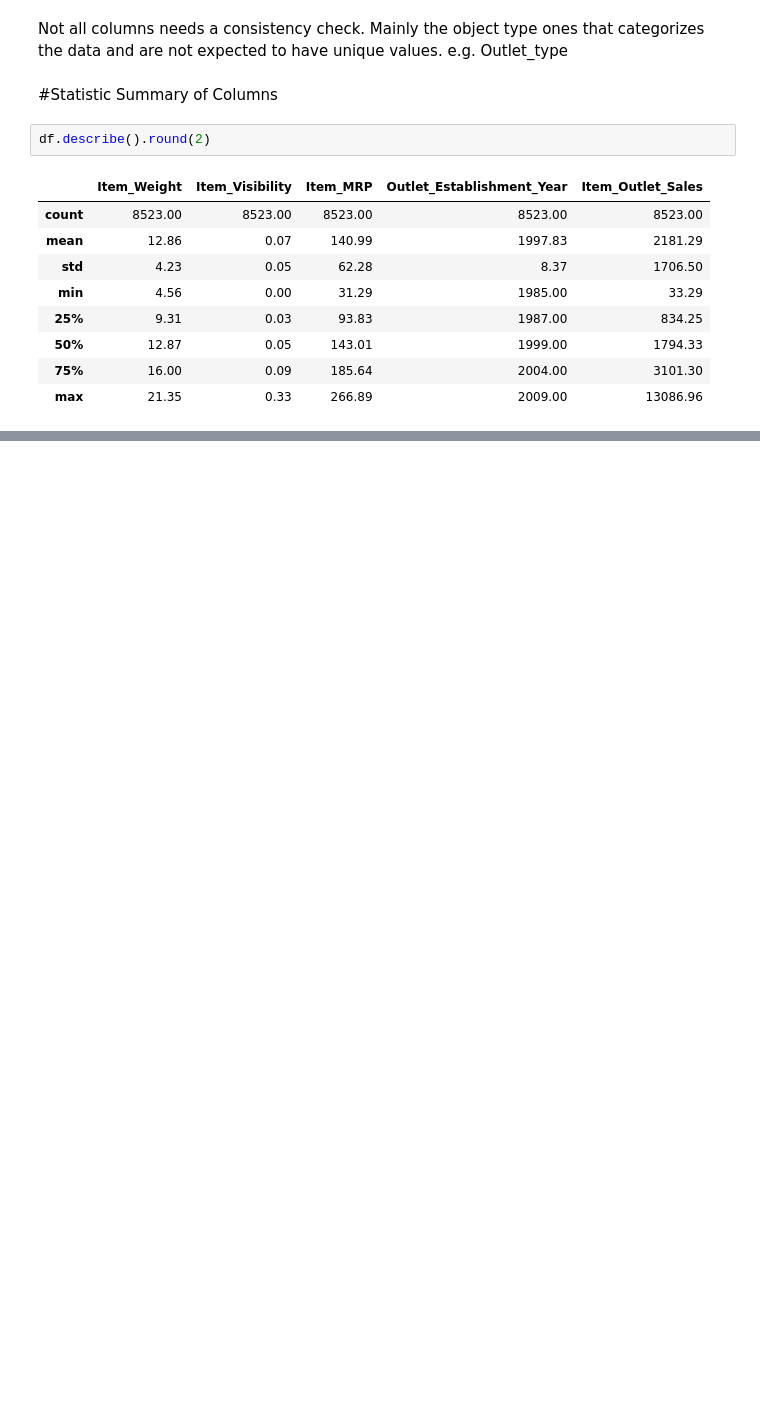
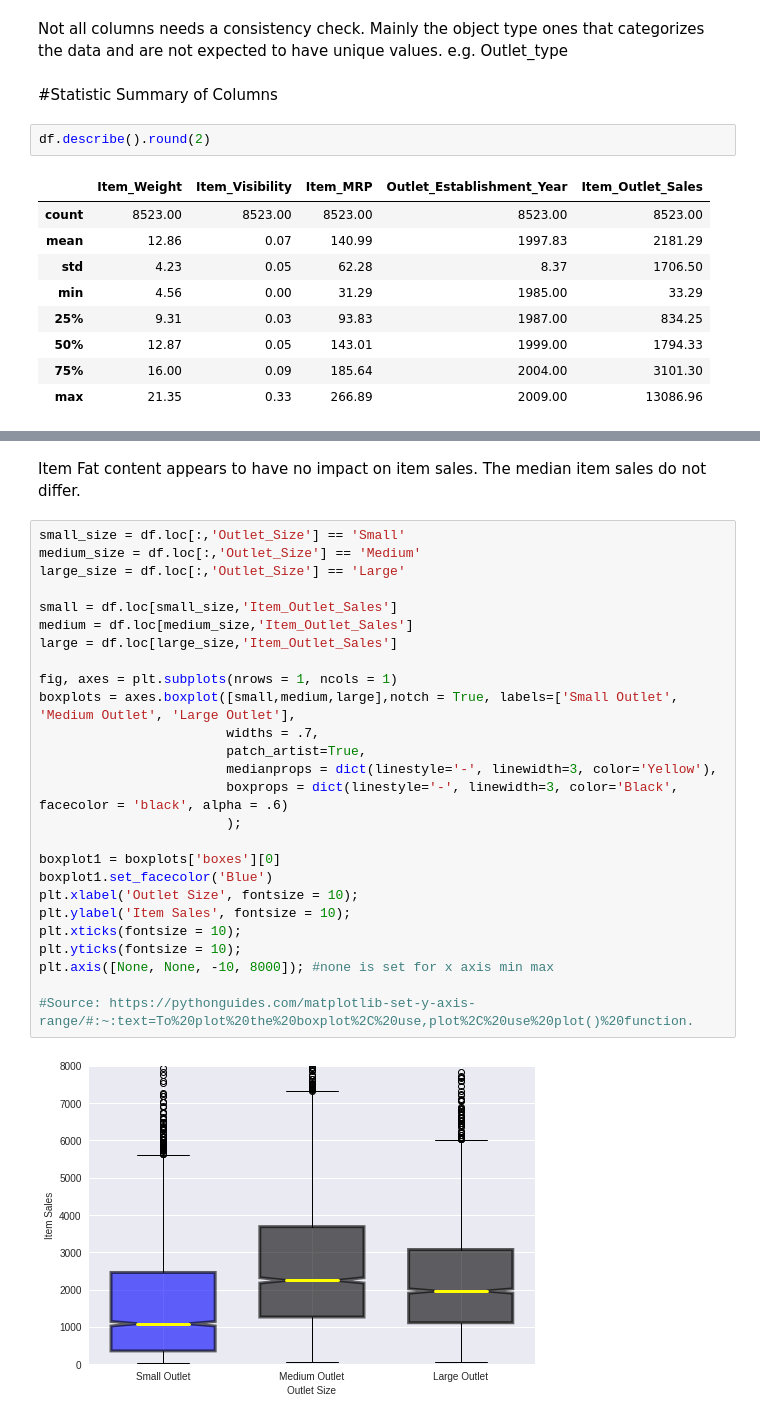
Before and after one commit to kzengg/Sales_Predictions, a Jupyter notebook: Sales_Prediction.ipynb, the cells around one changed output, grey strips where cells are left out. Saved outputs shown, nothing was run; the diff lists cells and outputs as text; blank space fills up the shorter version.

```diff
--- a/Sales_Prediction.ipynb
+++ b/Sales_Prediction.ipynb
@@ -312,0 +429,30 @@ df.describe().round(2)
+# %% [markdown]
+Item Fat content appears to have no impact on item sales. The median item sales do not differ.
+# %%
+small_size = df.loc[:,'Outlet_Size'] == 'Small'
+medium_size = df.loc[:,'Outlet_Size'] == 'Medium'
+large_size = df.loc[:,'Outlet_Size'] == 'Large'
+
+small = df.loc[small_size,'Item_Outlet_Sales']
+medium = df.loc[medium_size,'Item_Outlet_Sales']
+large = df.loc[large_size,'Item_Outlet_Sales']
+
+fig, axes = plt.subplots(nrows = 1, ncols = 1)
+boxplots = axes.boxplot([small,medium,large],notch = True, labels=['Small Outlet', 'Medium Outlet', 'Large Outlet'],
+                        widths = .7,
+                        patch_artist=True,
+                        medianprops = dict(linestyle='-', linewidth=3, color='Yellow'),
+                        boxprops = dict(linestyle='-', linewidth=3, color='Black', facecolor = 'black', alpha = .6)
+                        );
+
+boxplot1 = boxplots['boxes'][0]
+boxplot1.set_facecolor('Blue')
+plt.xlabel('Outlet Size', fontsize = 10);
+plt.ylabel('Item Sales', fontsize = 10);
+plt.xticks(fontsize = 10);
+plt.yticks(fontsize = 10);
+plt.axis([None, None, -10, 8000]); #none is set for x axis min max
+
+#Source: https://pythonguides.com/matplotlib-set-y-axis-range/#:~:text=To%20plot%20the%20boxplot%2C%20use,plot%2C%20use%20plot()%20function.
+# %% [output]
+[figure, added]
```
Also changed, not shown: parts of 29 cells of this notebook.
